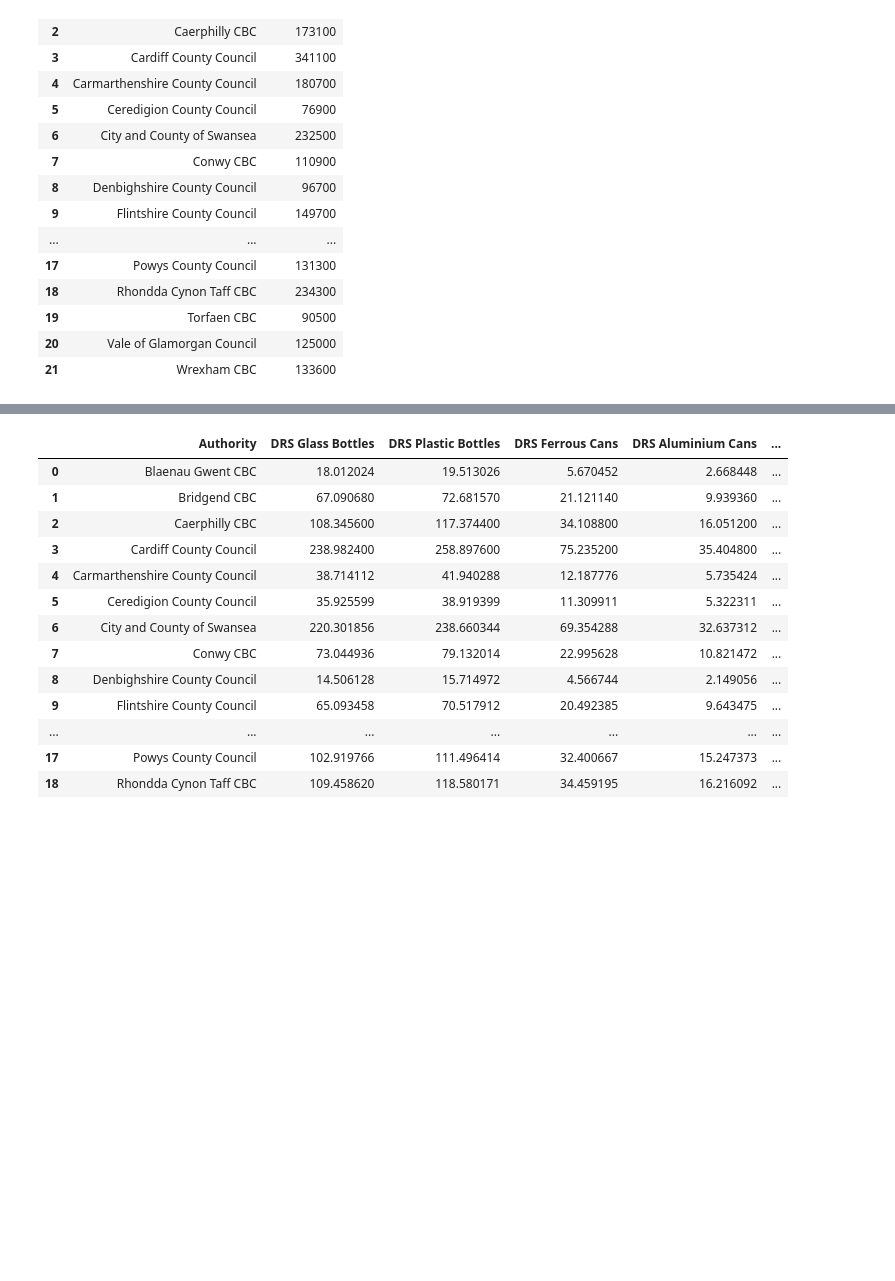
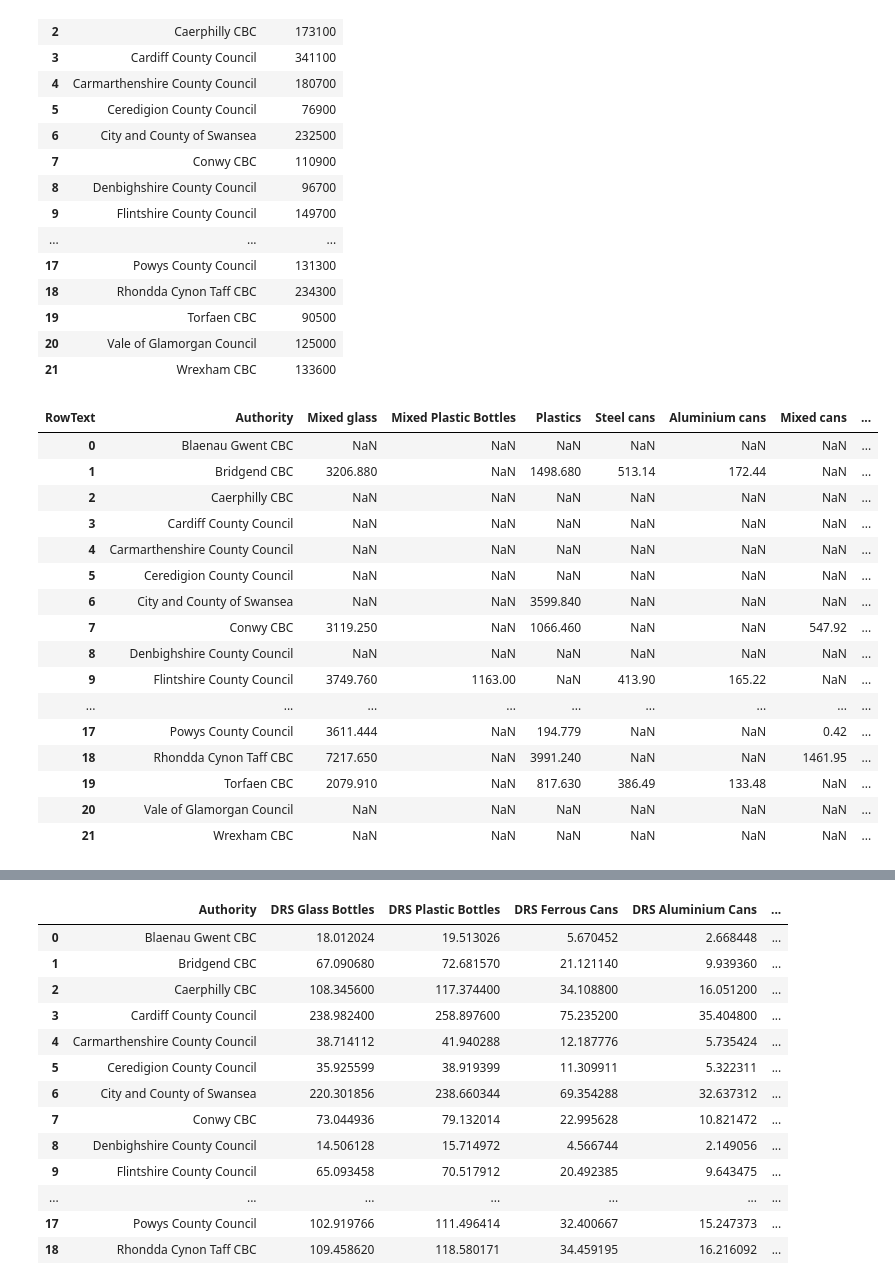
Before and after one commit to joanw0226/foe, a Jupyter notebook: check_1911.ipynb, the cells around one changed output, grey strips where cells are left out. Drawn from its saved outputs; the diff is of its cells as text; code cells hidden in the pictures; blank space fills up the shorter version.

```diff
--- a/check_1911.ipynb
+++ b/check_1911.ipynb
@@ -140,3 +140,23 @@ massflow_baseline.get_pop()
 | 19 | Torfaen CBC | 90500 |
 | 20 | Vale of Glamorgan Council | 125000 |
 | 21 | Wrexham CBC | 133600 |
+# %%
+massflow_baseline.get_hhkerb_recreu_la()
+# %% [output]
+| RowText | Authority | Mixed glass | Mixed Plastic Bottles | Plastics | Steel cans | Aluminium cans | Mixed cans | ... |
+| 0 | Blaenau Gwent CBC | NaN | NaN | NaN | NaN | NaN | NaN | ... |
+| 1 | Bridgend CBC | 3206.880 | NaN | 1498.680 | 513.14 | 172.44 | NaN | ... |
+| 2 | Caerphilly CBC | NaN | NaN | NaN | NaN | NaN | NaN | ... |
+| 3 | Cardiff County Council | NaN | NaN | NaN | NaN | NaN | NaN | ... |
+| 4 | Carmarthenshire County Council | NaN | NaN | NaN | NaN | NaN | NaN | ... |
+| 5 | Ceredigion County Council | NaN | NaN | NaN | NaN | NaN | NaN | ... |
+| 6 | City and County of Swansea | NaN | NaN | 3599.840 | NaN | NaN | NaN | ... |
+| 7 | Conwy CBC | 3119.250 | NaN | 1066.460 | NaN | NaN | 547.92 | ... |
+| 8 | Denbighshire County Council | NaN | NaN | NaN | NaN | NaN | NaN | ... |
+| 9 | Flintshire County Council | 3749.760 | 1163.00 | NaN | 413.90 | 165.22 | NaN | ... |
+| ... | ... | ... | ... | ... | ... | ... | ... | ... |
+| 17 | Powys County Council | 3611.444 | NaN | 194.779 | NaN | NaN | 0.42 | ... |
+| 18 | Rhondda Cynon Taff CBC | 7217.650 | NaN | 3991.240 | NaN | NaN | 1461.95 | ... |
+| 19 | Torfaen CBC | 2079.910 | NaN | 817.630 | 386.49 | 133.48 | NaN | ... |
+| 20 | Vale of Glamorgan Council | NaN | NaN | NaN | NaN | NaN | NaN | ... |
+| 21 | Wrexham CBC | NaN | NaN | NaN | NaN | NaN | NaN | ... |
```
Also changed, not shown: parts of 3 cells of this notebook, 9 other files.
